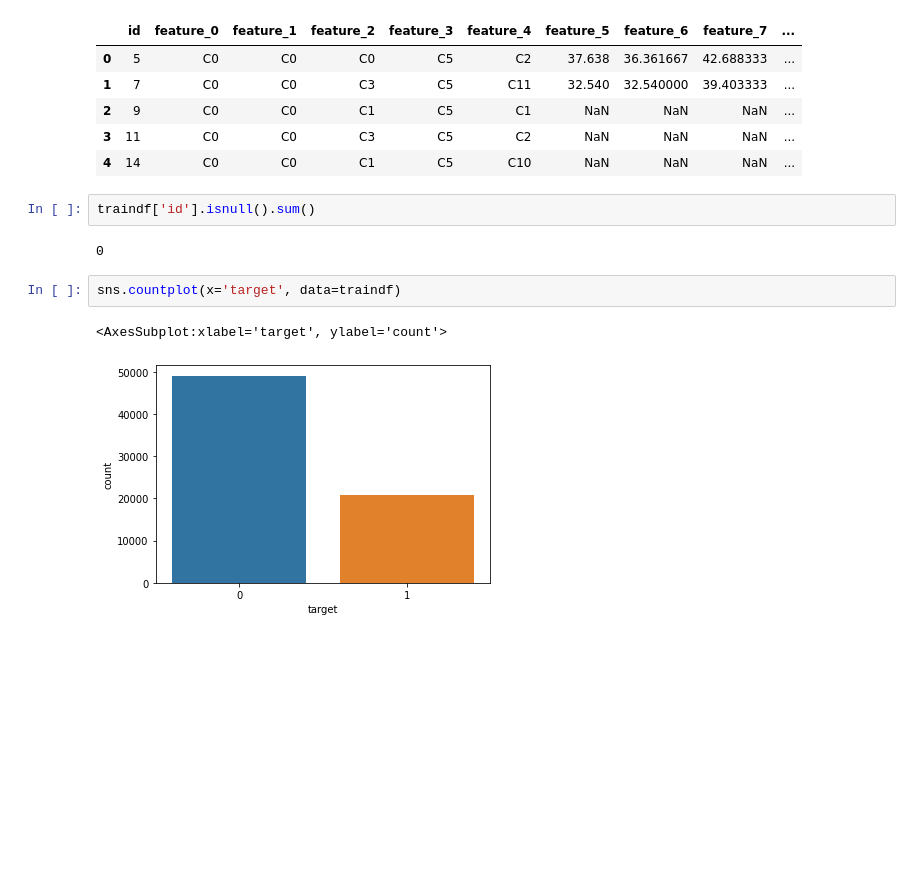
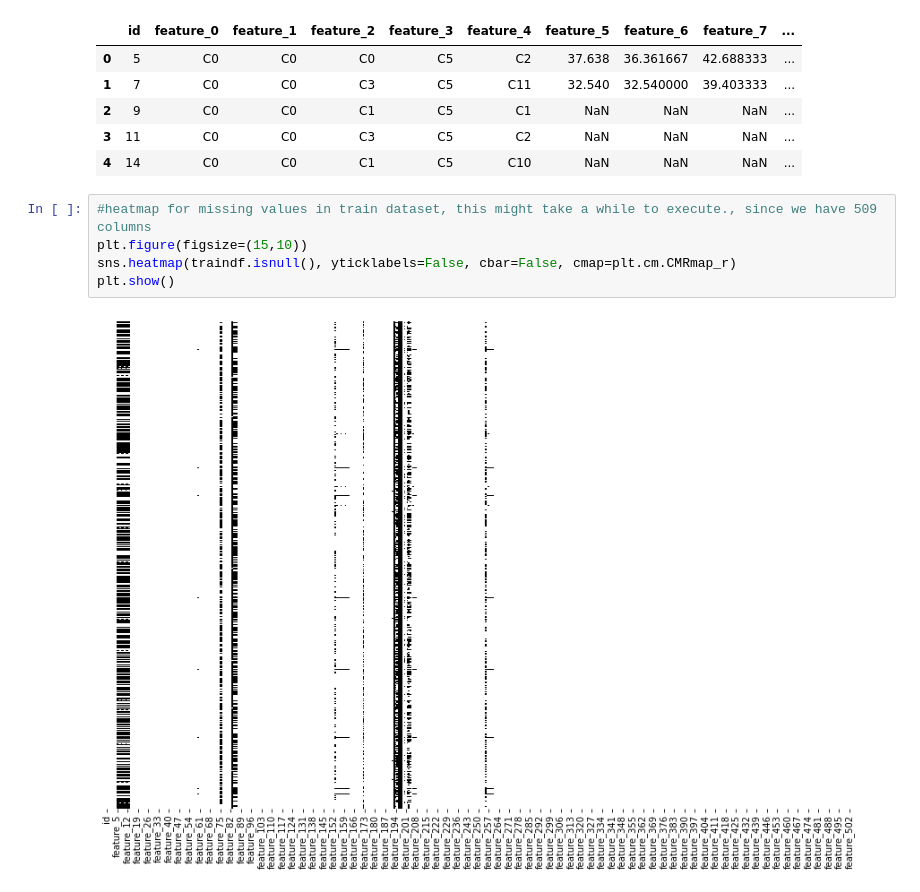
Before and after one commit to rohandawar/Netflix-Appetency, a Jupyter notebook: netflix-challange-nb-1.ipynb, the cells around one changed output. Cells and saved outputs as stored; diff of their text form; blank space fills up the shorter version.

```diff
--- a/netflix-challange-nb-1.ipynb
+++ b/netflix-challange-nb-1.ipynb
@@ -56,12 +58,10 @@ testdf.head()
 | 2 | 9 | C0 | C0 | C1 | C5 | C1 | NaN | NaN | NaN | ... |
 | 3 | 11 | C0 | C0 | C3 | C5 | C2 | NaN | NaN | NaN | ... |
 | 4 | 14 | C0 | C0 | C1 | C5 | C10 | NaN | NaN | NaN | ... |
-# %%
-traindf['id'].isnull().sum()
-# %% [output]
-0
-# %%
-sns.countplot(x='target', data=traindf)
-# %% [output]
-<AxesSubplot:xlabel='target', ylabel='count'>
-[figure, removed]
+# %%
+#heatmap for missing values in train dataset, this might take a while to execute., since we have 509 columns
+plt.figure(figsize=(15,10))
+sns.heatmap(traindf.isnull(), yticklabels=False, cbar=False, cmap=plt.cm.CMRmap_r)
+plt.show()
+# %% [output]
+[figure, added]
```
Also changed, not shown: parts of 4 cells of this notebook.
